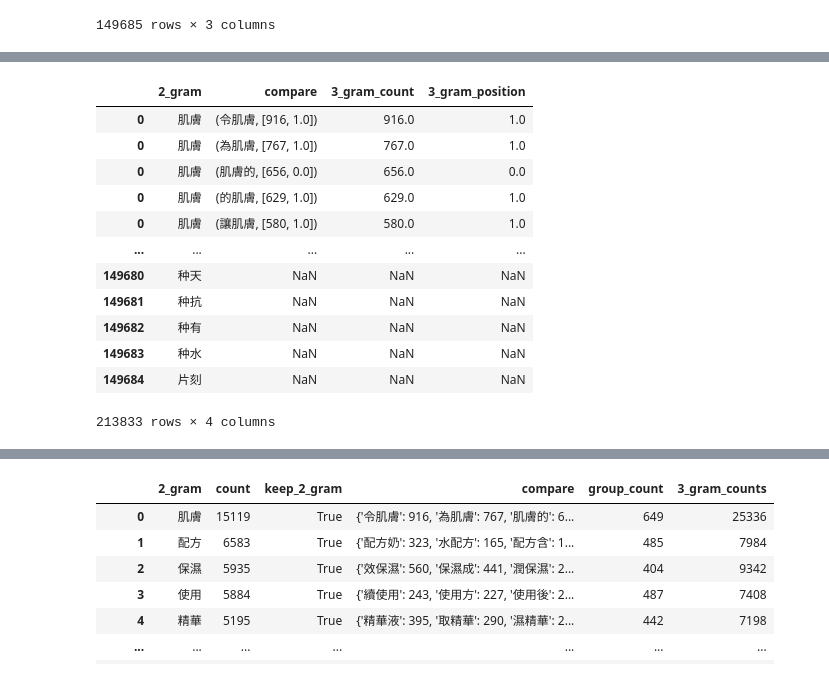
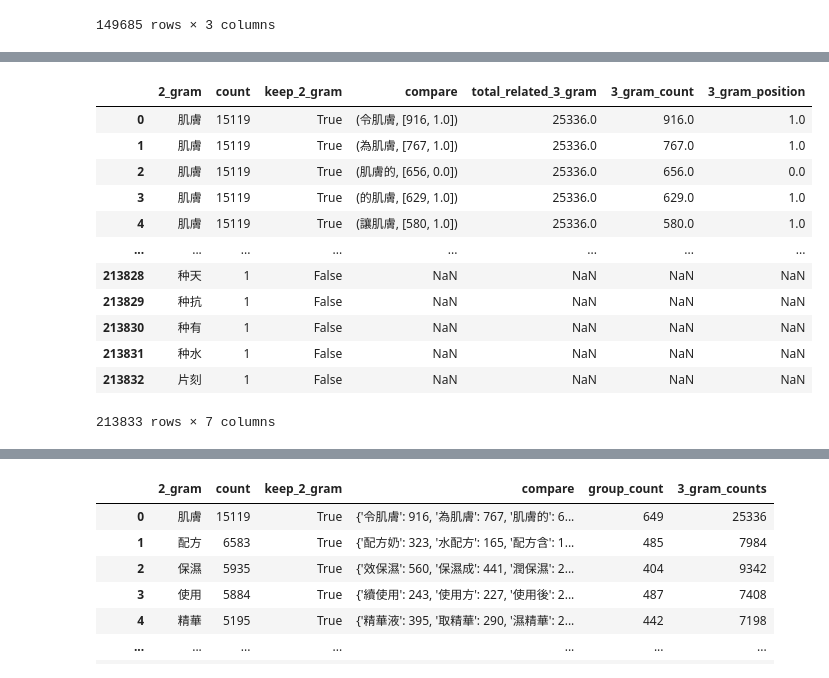
Before and after one commit to victor31ao/n_gram_and_hanlp, a Jupyter notebook: n_gram_df.ipynb, the cells around one changed output, grey strips where cells are left out. Drawn from its saved outputs; the diff is of its cells as text; code cells hidden in the pictures.

Commit message:
Add files via upload
update probility of n+1-gram

```diff
--- a/n_gram_df.ipynb
+++ b/n_gram_df.ipynb
@@ -238,21 +254,22 @@ bi_tri_df["compare"] = bi_tri_df["2_gram"][bi_tri_df["keep_2_gram"] == True].app
 # %%
+bi_tri_df["total_related_3_gram"] = bi_tri_df["compare"].apply(lambda x: np.array(list(x.values()))[:, 0].sum() if isinstance(x, dict) and len(x.values()) > 0 else x)
 bi_tri_df["compare"] = bi_tri_df["compare"].map(lambda x: x.items() if isinstance(x, dict) else x)
 # bi_tri_df[~(bi_tri_df["compare"].isna())]
-bi_tri_df_expand = bi_tri_df[["2_gram", "compare"]].explode("compare")  # .groupby("2_gram", as_index=False)  # .agg({"count": "sum"}).sort_values("count", ascending=False).reset_index(drop=True)
+bi_tri_df_expand = bi_tri_df.explode("compare")  # .groupby("2_gram", as_index=False)  # .agg({"count": "sum"}).sort_values("count", ascending=False).reset_index(drop=True)
 bi_tri_df_expand["3_gram_count"] = bi_tri_df_expand["compare"].map(lambda x: x[1][0] if isinstance(x, tuple) else x)
 bi_tri_df_expand["3_gram_position"] = bi_tri_df_expand["compare"].map(lambda x: x[1][1] if isinstance(x, tuple) else x)
-bi_tri_df_expand
+bi_tri_df_expand.reset_index(drop=True)
 # %% [output]
-|  | 2_gram | compare | 3_gram_count | 3_gram_position |
-| 0 | 肌膚 | (令肌膚, [916, 1.0]) | 916.0 | 1.0 |
-| 0 | 肌膚 | (為肌膚, [767, 1.0]) | 767.0 | 1.0 |
-| 0 | 肌膚 | (肌膚的, [656, 0.0]) | 656.0 | 0.0 |
-| 0 | 肌膚 | (的肌膚, [629, 1.0]) | 629.0 | 1.0 |
-| 0 | 肌膚 | (讓肌膚, [580, 1.0]) | 580.0 | 1.0 |
-| ... | ... | ... | ... | ... |
-| 149680 | 种天 | NaN | NaN | NaN |
-| 149681 | 种抗 | NaN | NaN | NaN |
-| 149682 | 种有 | NaN | NaN | NaN |
-| 149683 | 种水 | NaN | NaN | NaN |
-| 149684 | 片刻 | NaN | NaN | NaN |
+|  | 2_gram | count | keep_2_gram | compare | total_related_3_gram | 3_gram_count | 3_gram_position |
+| 0 | 肌膚 | 15119 | True | (令肌膚, [916, 1.0]) | 25336.0 | 916.0 | 1.0 |
+| 1 | 肌膚 | 15119 | True | (為肌膚, [767, 1.0]) | 25336.0 | 767.0 | 1.0 |
+| 2 | 肌膚 | 15119 | True | (肌膚的, [656, 0.0]) | 25336.0 | 656.0 | 0.0 |
+| 3 | 肌膚 | 15119 | True | (的肌膚, [629, 1.0]) | 25336.0 | 629.0 | 1.0 |
+| 4 | 肌膚 | 15119 | True | (讓肌膚, [580, 1.0]) | 25336.0 | 580.0 | 1.0 |
+| ... | ... | ... | ... | ... | ... | ... | ... |
+| 213828 | 种天 | 1 | False | NaN | NaN | NaN | NaN |
+| 213829 | 种抗 | 1 | False | NaN | NaN | NaN | NaN |
+| 213830 | 种有 | 1 | False | NaN | NaN | NaN | NaN |
+| 213831 | 种水 | 1 | False | NaN | NaN | NaN | NaN |
+| 213832 | 片刻 | 1 | False | NaN | NaN | NaN | NaN |
-213833 rows × 4 columns
+213833 rows × 7 columns
```
Also changed, not shown: parts of 8 cells of this notebook.
